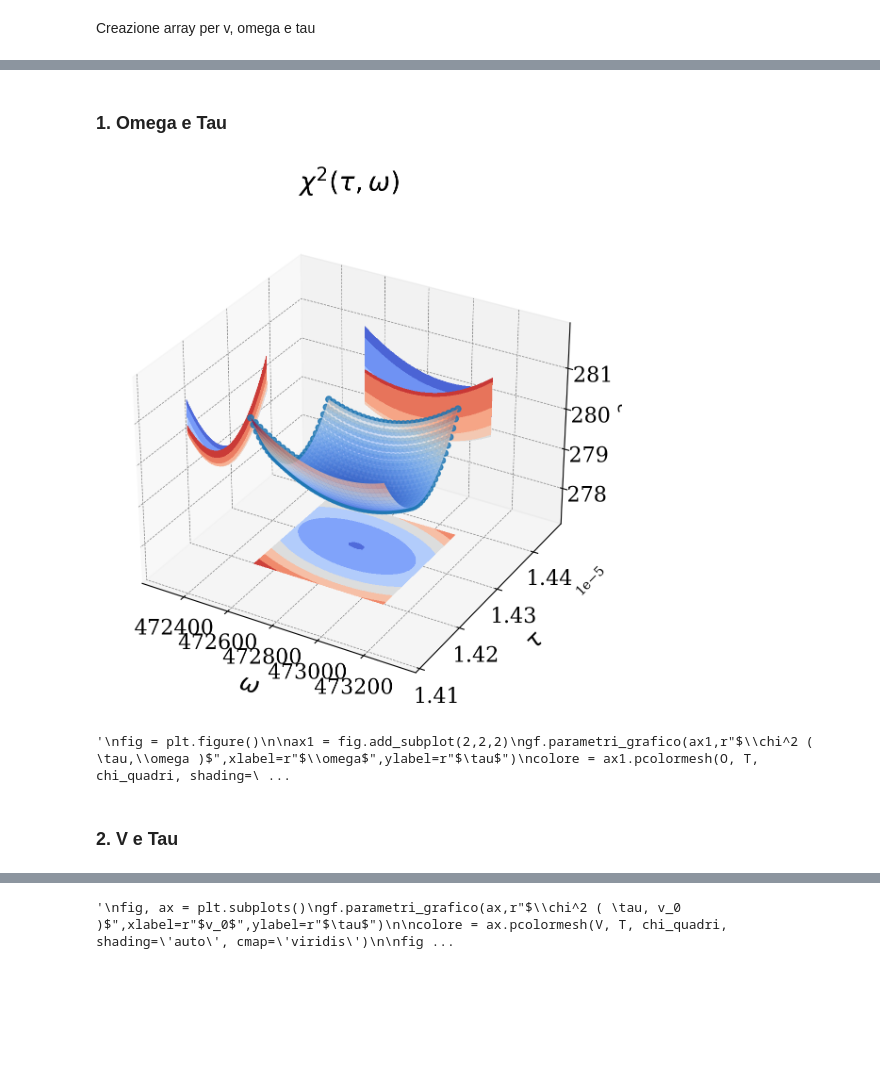
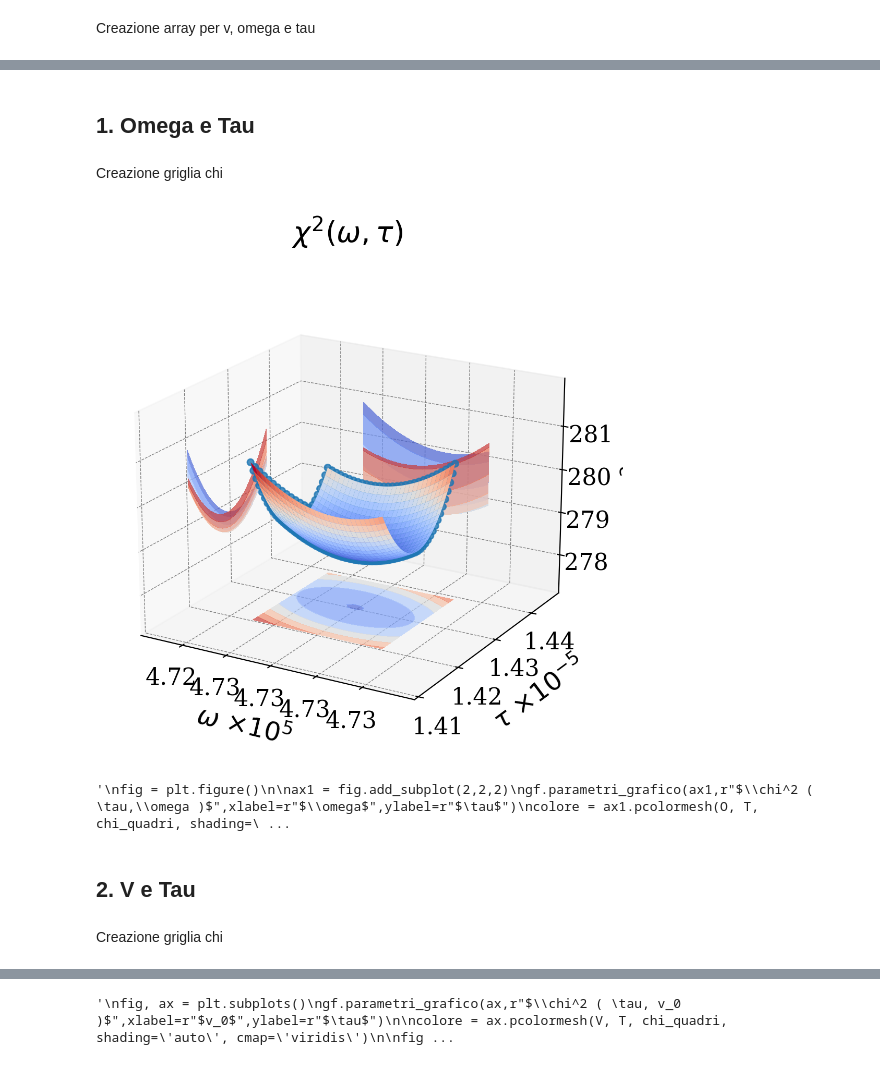
Before and after one commit to nichettg/Codici, a Jupyter notebook: 5. RLC Dominio Tempo/grafici_chi.ipynb, the cells around one changed output, grey strips where cells are left out. Cells and saved outputs as stored; diff of their text form; code cells hidden in the pictures; blank space fills up the shorter version.

```diff
--- a/5. RLC Dominio Tempo/grafici_chi.ipynb
+++ b/5. RLC Dominio Tempo/grafici_chi.ipynb
@@ -18,0 +38,38 @@ def chi_quadro(xdata,ydata,par,modello):
+# %%
+# Funzione senza la modifica di Chat per le cifre degli assi
+def grafico_chi(x, sx, y, sy, chi_quadri, xlabel, ylabel):
+
+    # Creazione dei dati per il grafico
+    X, Y = griglia_XY(x, sx, y, sy)
+
+    # Creazione dei limiti del grafico
+    zoom = 50
+    x_range = [x - sx, x + sx]
+    y_range = [y - sy, y + sy]
+    z_range = [chi_quadri.min(), chi_quadri.max()]
+    xlim = percento(x_range, zoom)
+    ylim = percento(y_range, zoom)
+    zlim = percento(z_range, zoom)
+
+    # Label sistemate per problemi con latex
+    xlabel_latex = latex_safe(xlabel)
+    ylabel_latex = latex_safe(ylabel)
+    titolo = rf"$\chi^2 ( {xlabel_latex[1:-1]}, {ylabel_latex[1:-1]} )$"
+    # [1:-1] serve a togliere i $...$ interni
+
+    # Creazione del grafico 3D
+    fig = plt.figure()
+    ax = fig.add_subplot(1,1,1, projection='3d')
+    gf.parametri_grafico(ax, titolo, xlabel=xlabel_latex, ylabel=ylabel_latex, zlabel=r"$\chi^2$", tridimensionale=True)
+    ax.view_init(elev=20, azim=-60)
+    ax.set(xlim=xlim, ylim=ylim, zlim=zlim)
+
+    # Elementi del grafico
+    ax.scatter(X, Y, chi_quadri, **gf.scatter_params)
+    ax.plot_surface(X, Y, chi_quadri, cmap='coolwarm')
+    ax.contourf(X, Y, chi_quadri, zdir='x', offset=xlim[0], cmap='coolwarm', alpha=0.7)
+    ax.contourf(X, Y, chi_quadri, zdir='y', offset=ylim[1], cmap='coolwarm', alpha=0.7)
+    ax.contourf(X, Y, chi_quadri, zdir='z', offset=zlim[0], cmap='coolwarm', alpha=0.7)
+
+    # Salvataggio del grafico
+    gf.salva_grafico(fig, f"Chi/{xlabel}_{ylabel}.pdf")
@@ -35,9 +185,11 @@ tau = np.linspace(tau0 - s_tau, tau0 + s_tau, risoluzione)
 # %% [markdown]
-### 1. Omega e Tau
+## 1. Omega e Tau
+# %% [markdown]
+Creazione griglia chi
 # %%
-O, T = np.meshgrid(omega, tau)
+O, T = griglia_XY(omega0, s_omega, tau0, s_tau)
+
 chi_quadri = np.zeros_like(O)
-
 for i in range(O.shape[0]):
     for j in range(O.shape[1]):
         parametri = [anal[0][0], O[i, j], T[i, j]]
@@ -54,18 +197,7 @@ zlim = percento(z, zoom)
-# %%
-fig = plt.figure()
-
-ax1 = fig.add_subplot(1,1,1, projection='3d')
-gf.parametri_grafico(ax1,r"$\chi^2 ( \tau,\omega )$",xlabel=r"$\omega$",ylabel=r"$\tau$",zlabel=r"$\chi^2$",tridimensionale=True)
-ax1.scatter(O, T, chi_quadri, **gf.scatter_params)
-ax1.plot_surface(O, T, chi_quadri, cmap='coolwarm', alpha=0.7)
-ax1.contourf(O, T, chi_quadri, zdir='x', offset=xlim[0], cmap='coolwarm')
-ax1.contourf(O, T, chi_quadri, zdir='y', offset=ylim[1], cmap='coolwarm')
-ax1.contourf(O, T, chi_quadri, zdir='z', offset=zlim[0], cmap='coolwarm')
-ax1.set(xlim=xlim, ylim=ylim, zlim=zlim)
-
-gf.salva_grafico(fig,"Chi/omega_tau_3d.pdf")
-# %% [output]
-[figure, removed]
+# %%
+grafico_chi(omega0, s_omega, tau0, s_tau, chi_quadri, "omega", "tau")
+# %% [output]
+[figure, added]
 # %%
 """
 fig = plt.figure()
@@ -92,3 +222,5 @@ del x, y, z, xlim, ylim, zlim, O, T, chi_quadri
 # %% [markdown]
-### 2. V e Tau
+## 2. V e Tau
+# %% [markdown]
+Creazione griglia chi
 # %%
```
Also changed, not shown: parts of 15 cells of this notebook, 8 other files.
